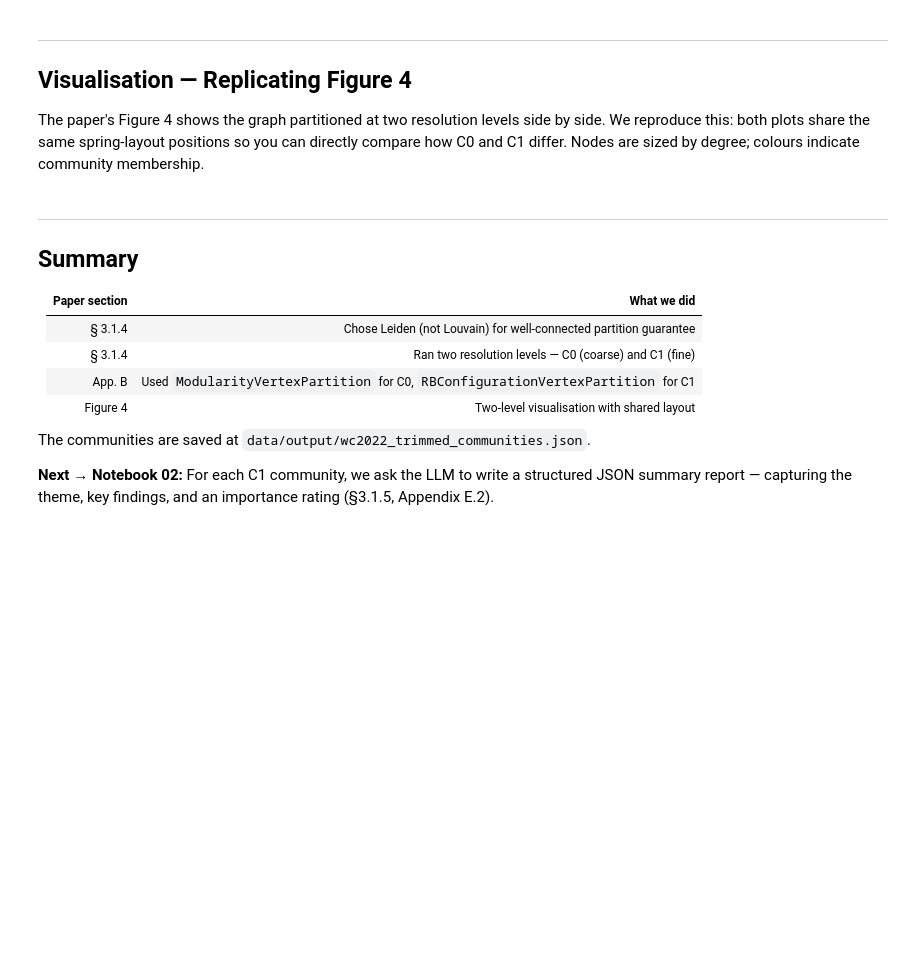
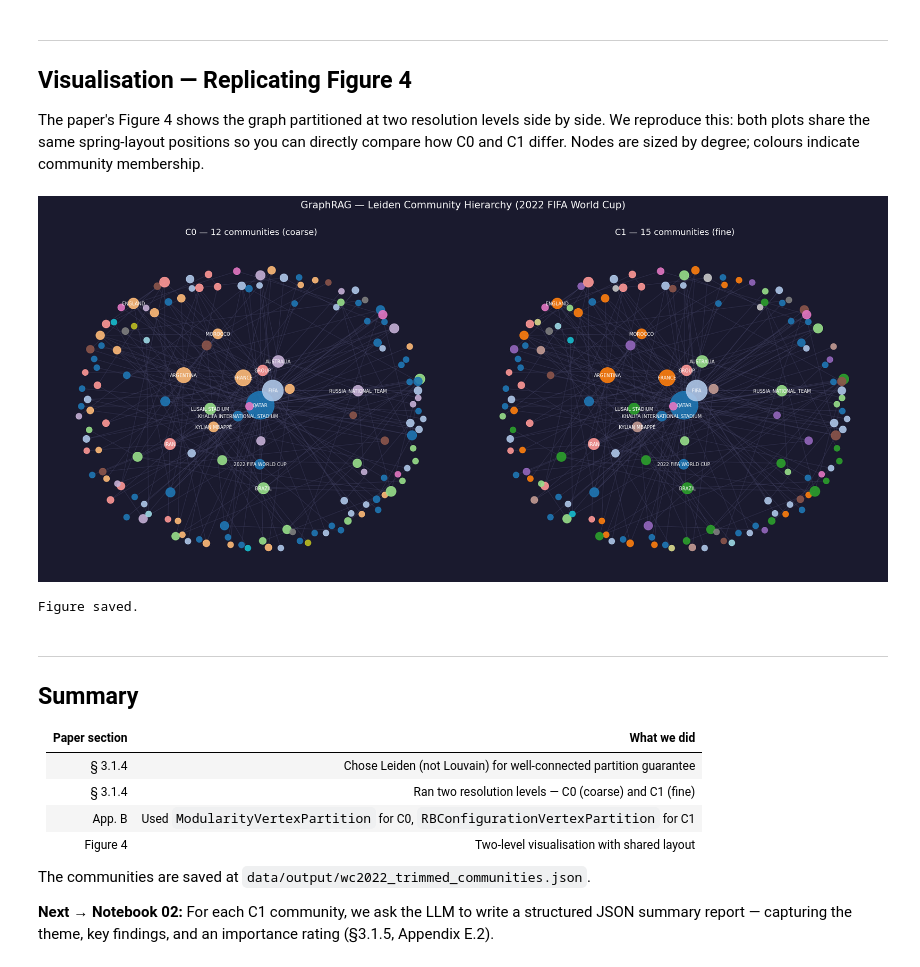
Before and after one commit to JohannesTerhorst/graphrag-tutorial, a Jupyter notebook: notebooks/01_community_detection.ipynb, the cells around one changed output. Drawn from its saved outputs; the diff is of its cells as text; code cells hidden in the pictures; blank space fills up the shorter version.

```diff
--- a/notebooks/01_community_detection.ipynb
+++ b/notebooks/01_community_detection.ipynb
@@ -197,7 +248,7 @@ node_list = list(G_sub.nodes())
 sizes     = [50 + degrees[n] * 30 for n in node_list]
 
 def make_color_list(membership, node_list, n_communities):
-    cmap = cm.get_cmap("tab20", max(n_communities, 1))
+    cmap = plt.colormaps["tab20"].resampled(max(n_communities, 1))
     return [cmap(membership[n] / max(n_communities - 1, 1)) for n in node_list]
 
 n_c0 = len(partition_c0)
@@ -217,33 +268,36 @@ for ax, colors, membership, n_comm, label in [
         edge_color="#444466", alpha=0.5, width=0.8,
     )
     nx.draw_networkx_nodes(
         G_sub, pos, ax=ax,
         nodelist=node_list,
         node_color=colors,
         node_size=sizes,
         alpha=0.9,
     )
     # Label only the highest-degree nodes to avoid clutter
     top_nodes = {n for n, d in sorted(degrees.items(), key=lambda x: x[1], reverse=True)[:15]}
     labels    = {n: n for n in top_nodes}
     nx.draw_networkx_labels(
         G_sub, pos, labels=labels, ax=ax,
         font_size=7, font_color="white",
     )
     ax.set_title(label, color="white", fontsize=13, pad=10)
     ax.axis("off")
 
 plt.suptitle(
     "GraphRAG — Leiden Community Hierarchy (2022 FIFA World Cup)",
     color="white", fontsize=15, y=1.01,
 )
 plt.tight_layout()
 plt.savefig(
     Path("../data/output") / f"{PDF_STEM}_communities.png",
     dpi=150, bbox_inches="tight", facecolor="#1a1a2e",
 )
 plt.show()
 print("Figure saved.")
+# %% [output]
+[figure, added]
+Figure saved.
 # %% [markdown]
 ---
 ## Summary
```
Also changed, not shown: parts of 7 cells of this notebook, 7 other files.
